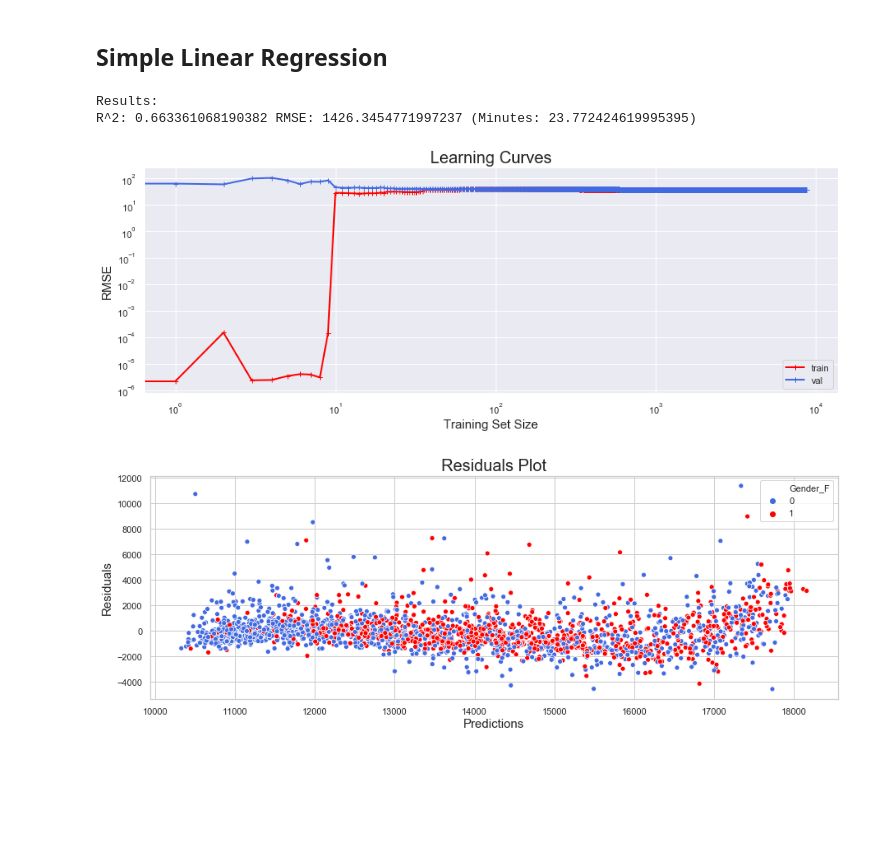
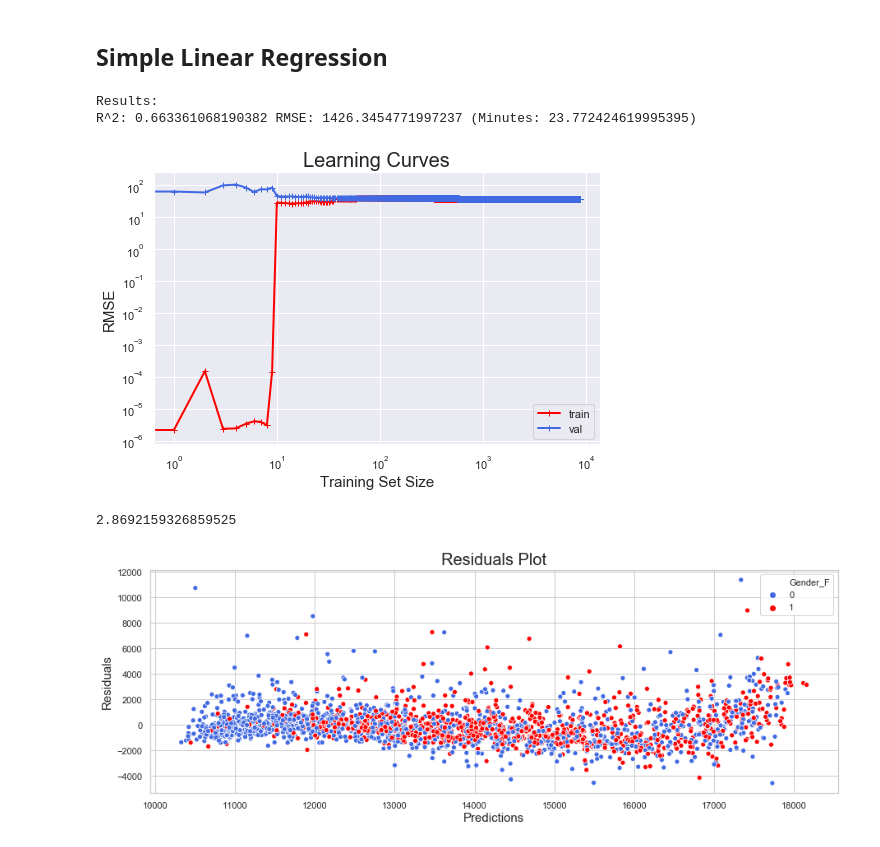
Before and after one commit to maicat11/Project_2-Marathon-Predictor, a Jupyter notebook: Modeling.ipynb, the cells around one changed output. Saved outputs shown, nothing was run; the diff lists cells and outputs as text; code cells hidden in the pictures; blank space fills up the shorter version.

```diff
--- a/Modeling.ipynb
+++ b/Modeling.ipynb
@@ -89,24 +100,43 @@ def residuals_plot(predictions, residuals):
     plt.title('Residuals Plot', size=20)
     plt.xlabel('Predictions', size=15)
     plt.ylabel('Residuals', size=15);
+# %%
+models = ['LinearRegression',
+        'LinearRegressionCV',
+        'SGDRegressor_NoPenalty',
+        'SGDRegressor_NoPenalty_Limit_X',
+        'SGDRegressor_NoPenalty_Scaled',
+        'SGDRegressor_LASSO',
+        'SGDRegressor_RIDGE']
+
+r2_results = []
+rmse_results = []
+minutes = []
 # %% [markdown]
 ## Simple Linear Regression
 # %%
 X_cols = ['Bib', 'Age', 'overall_rank', 'gender_rank', 'division_rank',
           'pace_rate', 'temp', 'humidity', 'wind', 'Gender_F', 'Gender_M']
 
 X_train, y_train, X_val, y_val, X_test, y_test = split_data(df_all, X_cols)
 
 linreg_model = LinearRegression(fit_intercept=False)
 r2_squared, RMSE, residuals, predictions = model_results(linreg_model, X_train, y_train, X_val, y_val)
+r2_results.append(round(r2_squared, 2))
+rmse_results.append(round(RMSE,2))
+minutes.append(round(RMSE/60,2))
 
 print('Results:')
 print(f'R^2: {r2_squared}', f'RMSE: {RMSE}', f'(Minutes: {RMSE/60})')
 plot_learning_curves(linreg_model, X_train, y_train, X_val, y_val);
 # %% [output]
 Results:
 R^2: 0.663361068190382 RMSE: 1426.3454771997237 (Minutes: 23.772424619995395)
-[figure, old version]
+[figure, new version]
+# %%
+predictions.min()/3600
+# %% [output]
+2.8692159326859525
 # %%
 residuals_plot(predictions, residuals.values)
 # %% [output]
```
Also changed, not shown: parts of 24 cells of this notebook, 18 other files.
